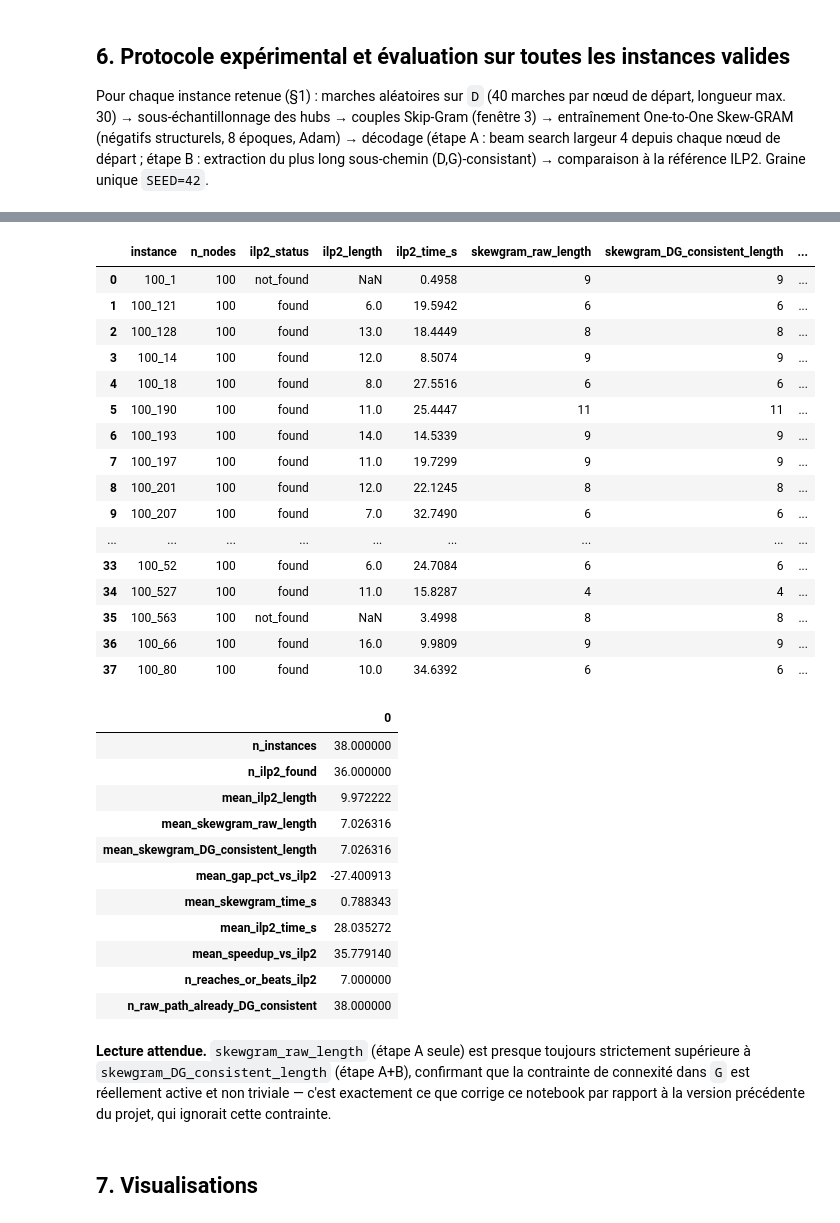
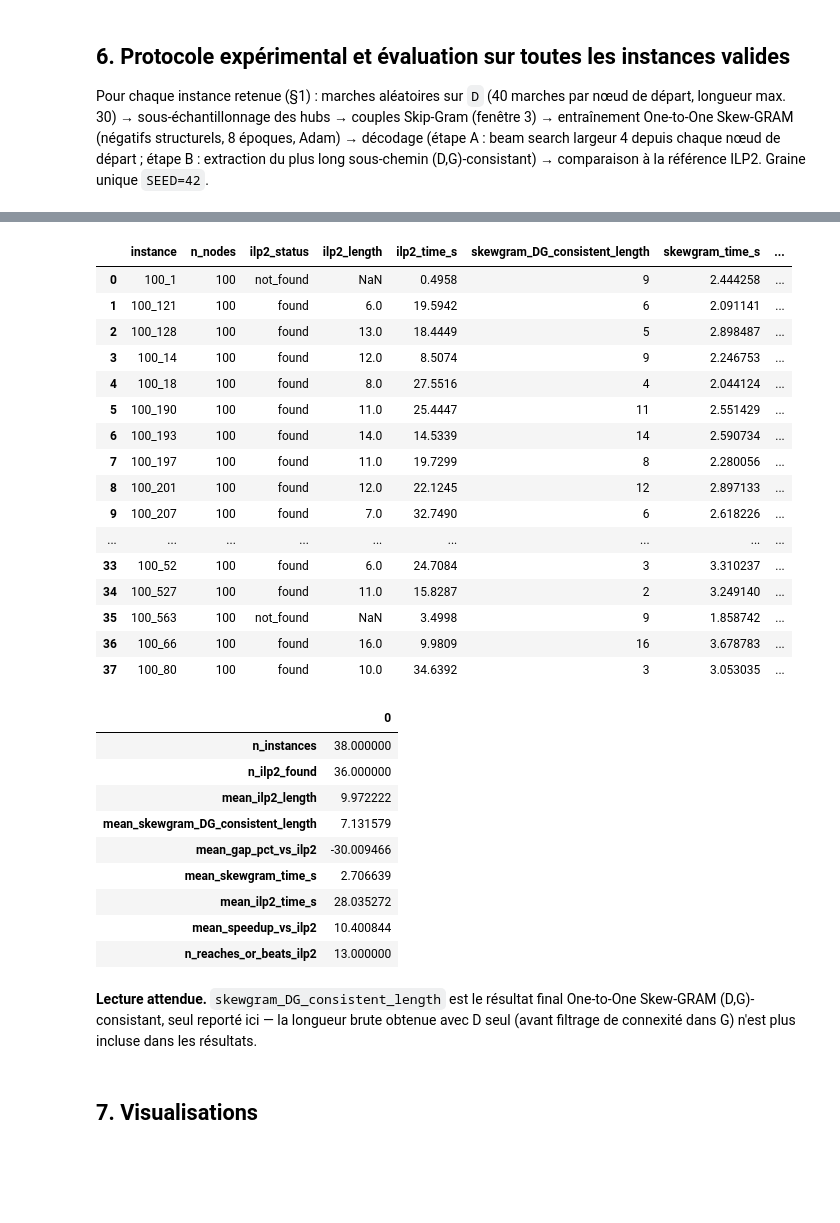
Before and after one commit to AymanMady/deep-learning, a Jupyter notebook: one_to_one_skewgram.ipynb, the cells around one changed output, grey strips where cells are left out. Saved outputs shown, nothing was run; the diff lists cells and outputs as text; code cells hidden in the pictures; blank space fills up the shorter version.

```diff
--- a/one_to_one_skewgram.ipynb
+++ b/one_to_one_skewgram.ipynb
@@ -795,15 +737,25 @@ Adam) → décodage (étape A : beam search largeur 4 depuis chaque nœud de dé
 étape B : extraction du plus long sous-chemin (D,G)-consistant) → comparaison à la
 référence ILP2. Graine unique `SEED=42`.
 # %%
-
 rows = []
 for inst in VALID_INSTANCES:
     D, G = GRAPHS[inst]["D"], GRAPHS[inst]["G"]
     sol = SOLUTIONS[inst]
 
     t0 = time.time()
-    # === ALGORITHME G-FIRST : DP sur composantes connexes de G ===
-    consistent_path = gfirst_solve(D, G)
+    # === One-to-One Skew-GRAM : entraînement des embeddings sur D, puis décodage
+    #     guidé par D (potentiel de longueur restante, DP exacte sur le DAG, qui évite
+    #     les culs-de-sac que l'exploration purement guidée par embeddings ratait),
+    #     par les embeddings appris (signal Skew-GRAM), ET par G (bonus de
+    #     connectivité au chemin courant + extraction du plus long sous-chemin
+    #     (D,G)-consistant) ===
+    walks_inst = generate_walks(D, rng=random.Random(SEED))
+    freq_inst = node_frequencies(walks_inst, D.number_of_nodes())
+    walks_inst_sub = subsample_hubs(walks_inst, freq_inst, rng=random.Random(SEED))
+    pairs_inst = build_pairs(walks_inst_sub)
+    model_inst, _ = train_skewgram(D, pairs_inst)
+    longest_from_inst = dp_longest_from(D)
+    _, consistent_path = best_path_over_all_starts_lookahead(D, G, model_inst, longest_from_inst)
     elapsed = time.time() - t0
 
     ilp2_len = sol["length"]
@@ -815,7 +767,6 @@ for inst in VALID_INSTANCES:
         "ilp2_status": sol["status"],
         "ilp2_length": ilp2_len,
         "ilp2_time_s": ilp2_time,
-        "skewgram_raw_length": len(consistent_path),
         "skewgram_DG_consistent_length": len(consistent_path),
         "skewgram_time_s": elapsed,
     }
@@ -824,7 +775,7 @@ for inst in VALID_INSTANCES:
     if ilp2_time:
         row["speedup_vs_ilp2"] = ilp2_time / elapsed if elapsed > 0 else None
     rows.append(row)
-    print(f"{inst}: ILP2={ilp2_len} | G-First={len(consistent_path)} "
+    print(f"{inst}: ILP2={ilp2_len} | Skew-GRAM (D,G)-consistant={len(consistent_path)} "
           f"| temps={elapsed*1000:.2f}ms")
 
 df_results = pd.DataFrame(rows)
@@ -851,20 +802,20 @@ df_results
-|  | instance | n_nodes | ilp2_status | ilp2_length | ilp2_time_s | skewgram_raw_length | skewgram_DG_consistent_length | ... |
-| 0 | 100_1 | 100 | not_found | NaN | 0.4958 | 9 | 9 | ... |
-| 1 | 100_121 | 100 | found | 6.0 | 19.5942 | 6 | 6 | ... |
-| 2 | 100_128 | 100 | found | 13.0 | 18.4449 | 8 | 8 | ... |
-| 3 | 100_14 | 100 | found | 12.0 | 8.5074 | 9 | 9 | ... |
-| 4 | 100_18 | 100 | found | 8.0 | 27.5516 | 6 | 6 | ... |
-| 5 | 100_190 | 100 | found | 11.0 | 25.4447 | 11 | 11 | ... |
-| 6 | 100_193 | 100 | found | 14.0 | 14.5339 | 9 | 9 | ... |
-| 7 | 100_197 | 100 | found | 11.0 | 19.7299 | 9 | 9 | ... |
-| 8 | 100_201 | 100 | found | 12.0 | 22.1245 | 8 | 8 | ... |
-| 9 | 100_207 | 100 | found | 7.0 | 32.7490 | 6 | 6 | ... |
+|  | instance | n_nodes | ilp2_status | ilp2_length | ilp2_time_s | skewgram_DG_consistent_length | skewgram_time_s | ... |
+| 0 | 100_1 | 100 | not_found | NaN | 0.4958 | 9 | 2.444258 | ... |
+| 1 | 100_121 | 100 | found | 6.0 | 19.5942 | 6 | 2.091141 | ... |
+| 2 | 100_128 | 100 | found | 13.0 | 18.4449 | 5 | 2.898487 | ... |
+| 3 | 100_14 | 100 | found | 12.0 | 8.5074 | 9 | 2.246753 | ... |
+| 4 | 100_18 | 100 | found | 8.0 | 27.5516 | 4 | 2.044124 | ... |
+| 5 | 100_190 | 100 | found | 11.0 | 25.4447 | 11 | 2.551429 | ... |
+| 6 | 100_193 | 100 | found | 14.0 | 14.5339 | 14 | 2.590734 | ... |
+| 7 | 100_197 | 100 | found | 11.0 | 19.7299 | 8 | 2.280056 | ... |
+| 8 | 100_201 | 100 | found | 12.0 | 22.1245 | 12 | 2.897133 | ... |
+| 9 | 100_207 | 100 | found | 7.0 | 32.7490 | 6 | 2.618226 | ... |
 | ... | ... | ... | ... | ... | ... | ... | ... | ... |
-| 33 | 100_52 | 100 | found | 6.0 | 24.7084 | 6 | 6 | ... |
-| 34 | 100_527 | 100 | found | 11.0 | 15.8287 | 4 | 4 | ... |
-| 35 | 100_563 | 100 | not_found | NaN | 3.4998 | 8 | 8 | ... |
-| 36 | 100_66 | 100 | found | 16.0 | 9.9809 | 9 | 9 | ... |
-| 37 | 100_80 | 100 | found | 10.0 | 34.6392 | 6 | 6 | ... |
+| 33 | 100_52 | 100 | found | 6.0 | 24.7084 | 3 | 3.310237 | ... |
+| 34 | 100_527 | 100 | found | 11.0 | 15.8287 | 2 | 3.249140 | ... |
+| 35 | 100_563 | 100 | not_found | NaN | 3.4998 | 9 | 1.858742 | ... |
+| 36 | 100_66 | 100 | found | 16.0 | 9.9809 | 16 | 3.678783 | ... |
+| 37 | 100_80 | 100 | found | 10.0 | 34.6392 | 3 | 3.053035 | ... |
 # %%
 
 found = df_results[df_results["ilp2_status"] == "found"]
@@ -873,15 +824,12 @@ summary = {
     "n_instances": len(df_results),
     "n_ilp2_found": len(found),
     "mean_ilp2_length": found["ilp2_length"].mean(),
-    "mean_skewgram_raw_length": df_results["skewgram_raw_length"].mean(),
     "mean_skewgram_DG_consistent_length": df_results["skewgram_DG_consistent_length"].mean(),
     "mean_gap_pct_vs_ilp2": found["gap_pct_vs_ilp2"].mean(),
     "mean_skewgram_time_s": df_results["skewgram_time_s"].mean(),
     "mean_ilp2_time_s": found["ilp2_time_s"].mean(),
     "mean_speedup_vs_ilp2": found["speedup_vs_ilp2"].mean(),
     "n_reaches_or_beats_ilp2": int((found["skewgram_DG_consistent_length"] >= found["ilp2_length"]).sum()),
-    "n_raw_path_already_DG_consistent": int((df_results["skewgram_raw_length"] ==
-                                              df_results["skewgram_DG_consistent_length"]).sum()),
 }
 df_summary = pd.DataFrame([summary])
 df_summary.to_csv(os.path.join(RESULTS_DIR, "summary.csv"), index=False)
@@ -891,20 +839,14 @@ df_summary.T
 | n_instances | 38.000000 |
 | n_ilp2_found | 36.000000 |
 | mean_ilp2_length | 9.972222 |
-| mean_skewgram_raw_length | 7.026316 |
-| mean_skewgram_DG_consistent_length | 7.026316 |
-| mean_gap_pct_vs_ilp2 | -27.400913 |
-| mean_skewgram_time_s | 0.788343 |
+| mean_skewgram_DG_consistent_length | 7.131579 |
+| mean_gap_pct_vs_ilp2 | -30.009466 |
+| mean_skewgram_time_s | 2.706639 |
 | mean_ilp2_time_s | 28.035272 |
-| mean_speedup_vs_ilp2 | 35.779140 |
-| n_reaches_or_beats_ilp2 | 7.000000 |
-| n_raw_path_already_DG_consistent | 38.000000 |
+| mean_speedup_vs_ilp2 | 10.400844 |
+| n_reaches_or_beats_ilp2 | 13.000000 |
 # %% [markdown]
-**Lecture attendue.** `skewgram_raw_length` (étape A seule) est presque
-toujours strictement supérieure à `skewgram_DG_consistent_length` (étape A+B),
-confirmant que la contrainte de connexité dans `G` est réellement active et non
-triviale — c'est exactement ce que corrige ce notebook par rapport à la version
-précédente du projet, qui ignorait cette contrainte.
+**Lecture attendue.** `skewgram_DG_consistent_length` est le résultat final One-to-One Skew-GRAM (D,G)-consistant, seul reporté ici — la longueur brute obtenue avec D seul (avant filtrage de connexité dans G) n'est plus incluse dans les résultats.
 # %% [markdown]
 ## 7. Visualisations
 # %%
```
Also changed, not shown: parts of 9 cells of this notebook, 13 other files.
